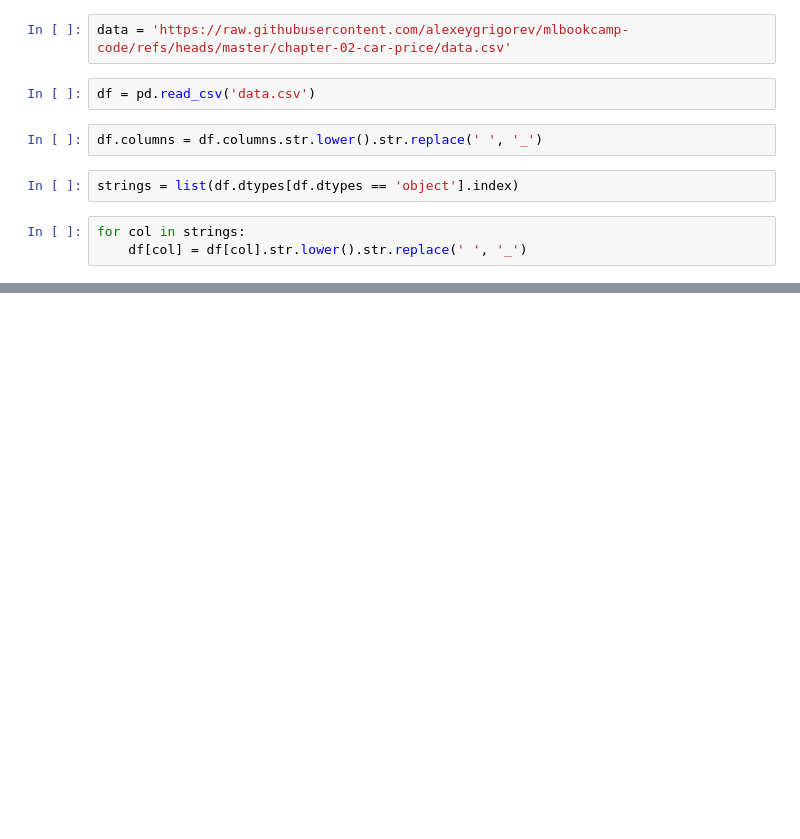
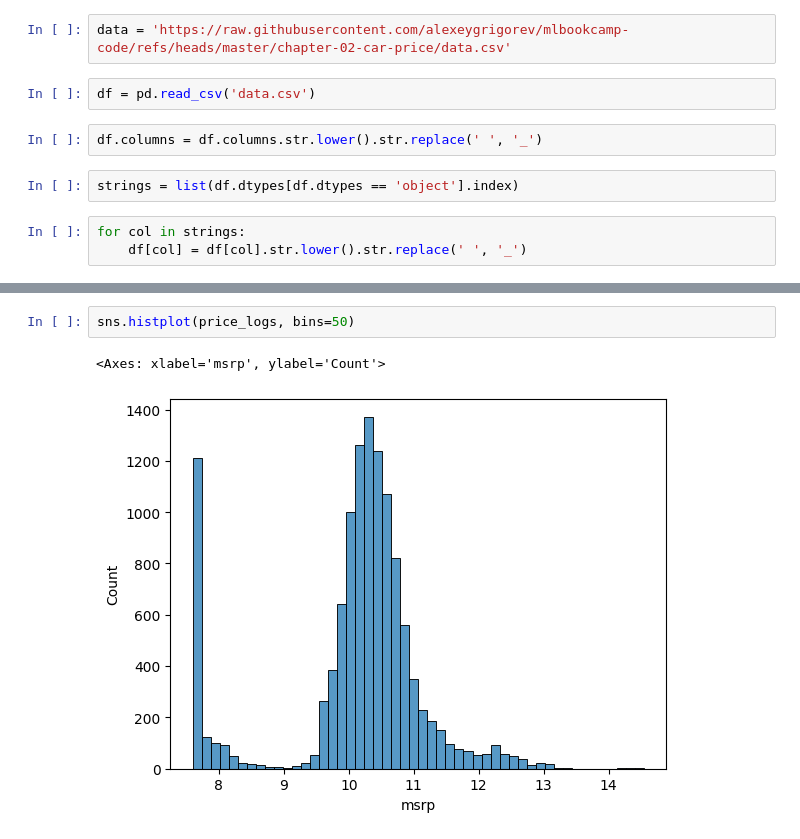
Before and after one commit to alantz8799/machine-learning-zoomcamp, a Jupyter notebook: homework/car_price_project/car_price_prediction.ipynb, the cells around one changed output, grey strips where cells are left out. Saved outputs shown, nothing was run; the diff lists cells and outputs as text; blank space fills up the shorter version.

```diff
--- a/homework/car_price_project/car_price_prediction.ipynb
+++ b/homework/car_price_project/car_price_prediction.ipynb
@@ -23,0 +64,5 @@ df.head()
+# %%
+sns.histplot(price_logs, bins=50)
+# %% [output]
+<Axes: xlabel='msrp', ylabel='Count'>
+[figure, added]
```
Also changed, not shown: parts of 6 cells of this notebook.
